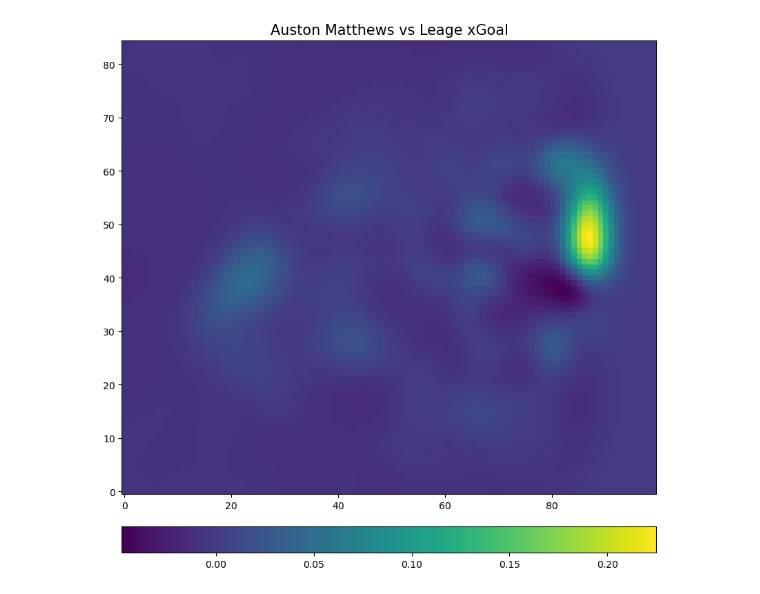
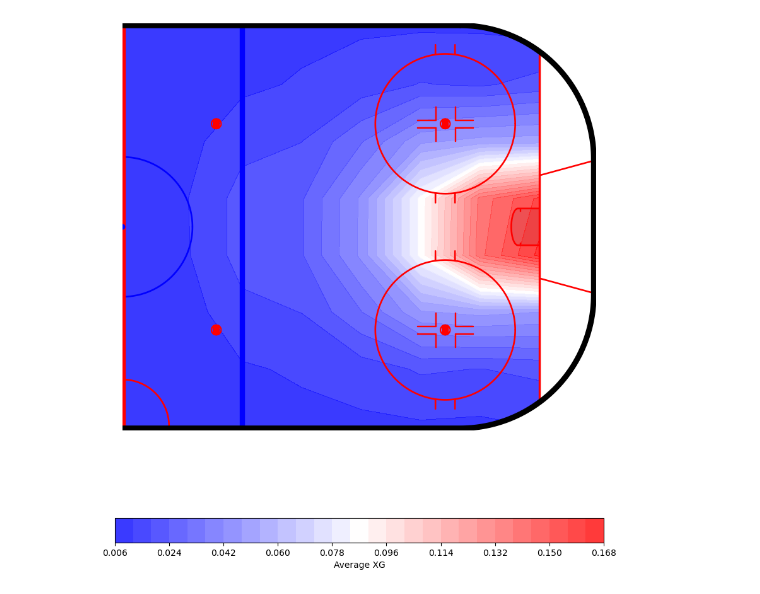
Before and after one commit to Rig09/NHL_AI_Agent, a Jupyter notebook: shot_maps/shot_mapping.ipynb, the cells around one changed output. Cells and saved outputs as stored; diff of their text form; code cells hidden in the pictures.

```diff
--- a/shot_maps/shot_mapping.ipynb
+++ b/shot_maps/shot_mapping.ipynb
@@ -66,11 +23,0 @@ plt.show()
-# %%
-# Selected player vs league XG
-difference = player_shots_smooth - xgoals_smooth
-
-fig = plt.figure(figsize=(10,12), facecolor='w', edgecolor='k')
-plt.imshow(difference,origin = 'lower')
-plt.colorbar(orientation = 'horizontal', pad = 0.05)
-plt.title(player_name + ' vs Leage xGoal',fontdict={'fontsize': 15})
-plt.show()
-# %% [output]
-[figure, removed]
@@ -77 +28,17 @@ plt.show()
+# %%
+# NOTE: This is a plot of League Wide XG.
+fig, ax = plt.subplots(1,1, figsize=(10,12), facecolor='w', edgecolor='k')
+
+rink = NHLRink(net={"visible": False})
+contour = rink.contourf(
+     "xCordAdjusted", "yCordAdjusted", "xGoal", data=shot_data,
+     nbins=8, levels=30, plot_range="offense", cmap="bwr", alpha=0.8, plot_xlim=(0, 89),
+     ax=ax, draw_kw={"display_range": "offense"}
+)
+
+# Add colorbar
+cbar = fig.colorbar(contour, ax=ax, orientation="horizontal")
+cbar.set_label("Average XG")
+# %% [output]
+[figure, added]
 # %%
```
Also changed, not shown: parts of 8 cells of this notebook, 1 other file.
